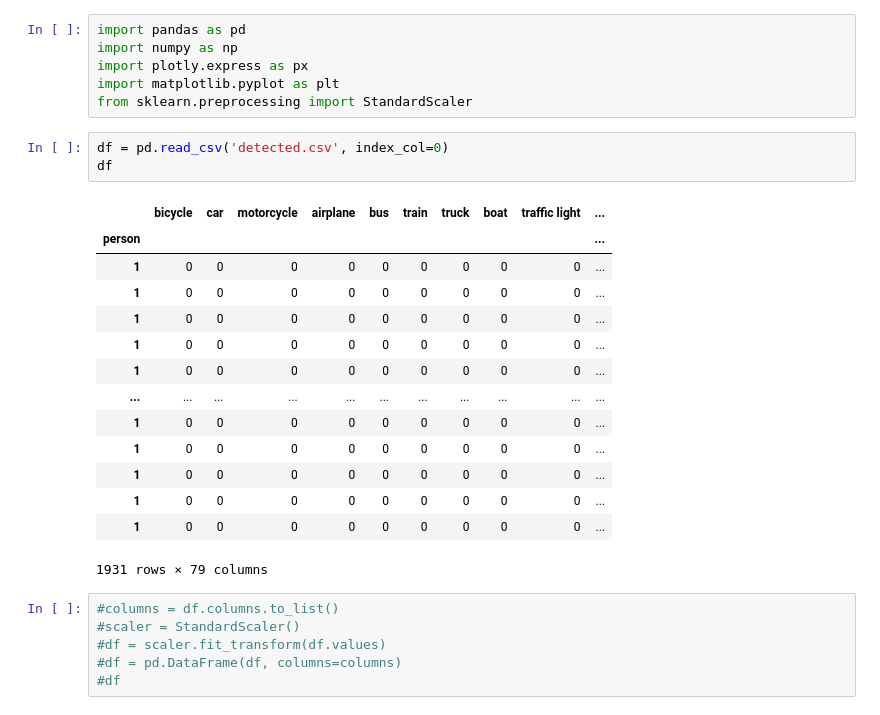
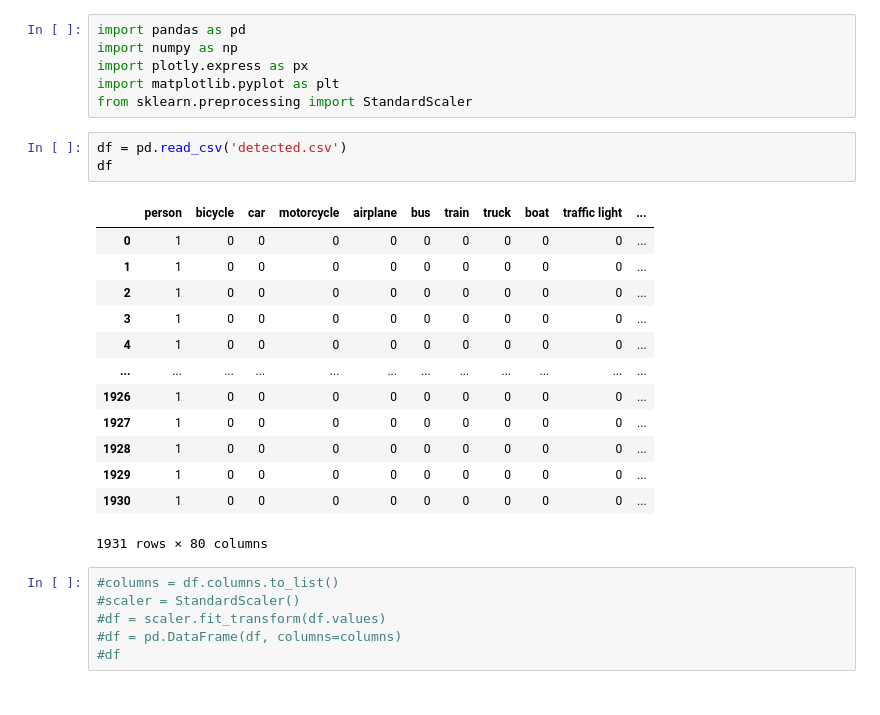
Before and after one commit to Ishikawa7/Imaging-Air-Control, a Jupyter notebook: anomalies_detected.ipynb, the cells around one changed output. Cells and saved outputs as stored; diff of their text form.

```diff
--- a/anomalies_detected.ipynb
+++ b/anomalies_detected.ipynb
@@ -5,23 +5,22 @@ import plotly.express as px
 import matplotlib.pyplot as plt
 from sklearn.preprocessing import StandardScaler
 # %%
-df = pd.read_csv('detected.csv', index_col=0)
+df = pd.read_csv('detected.csv')
 df
 # %% [output]
-|  | bicycle | car | motorcycle | airplane | bus | train | truck | boat | traffic light | ... |
-| person |  |  |  |  |  |  |  |  |  | ... |
-| 1 | 0 | 0 | 0 | 0 | 0 | 0 | 0 | 0 | 0 | ... |
-| 1 | 0 | 0 | 0 | 0 | 0 | 0 | 0 | 0 | 0 | ... |
-| 1 | 0 | 0 | 0 | 0 | 0 | 0 | 0 | 0 | 0 | ... |
-| 1 | 0 | 0 | 0 | 0 | 0 | 0 | 0 | 0 | 0 | ... |
-| 1 | 0 | 0 | 0 | 0 | 0 | 0 | 0 | 0 | 0 | ... |
-| ... | ... | ... | ... | ... | ... | ... | ... | ... | ... | ... |
-| 1 | 0 | 0 | 0 | 0 | 0 | 0 | 0 | 0 | 0 | ... |
-| 1 | 0 | 0 | 0 | 0 | 0 | 0 | 0 | 0 | 0 | ... |
-| 1 | 0 | 0 | 0 | 0 | 0 | 0 | 0 | 0 | 0 | ... |
-| 1 | 0 | 0 | 0 | 0 | 0 | 0 | 0 | 0 | 0 | ... |
-| 1 | 0 | 0 | 0 | 0 | 0 | 0 | 0 | 0 | 0 | ... |
+|  | person | bicycle | car | motorcycle | airplane | bus | train | truck | boat | traffic light | ... |
+| 0 | 1 | 0 | 0 | 0 | 0 | 0 | 0 | 0 | 0 | 0 | ... |
+| 1 | 1 | 0 | 0 | 0 | 0 | 0 | 0 | 0 | 0 | 0 | ... |
+| 2 | 1 | 0 | 0 | 0 | 0 | 0 | 0 | 0 | 0 | 0 | ... |
+| 3 | 1 | 0 | 0 | 0 | 0 | 0 | 0 | 0 | 0 | 0 | ... |
+| 4 | 1 | 0 | 0 | 0 | 0 | 0 | 0 | 0 | 0 | 0 | ... |
+| ... | ... | ... | ... | ... | ... | ... | ... | ... | ... | ... | ... |
+| 1926 | 1 | 0 | 0 | 0 | 0 | 0 | 0 | 0 | 0 | 0 | ... |
+| 1927 | 1 | 0 | 0 | 0 | 0 | 0 | 0 | 0 | 0 | 0 | ... |
+| 1928 | 1 | 0 | 0 | 0 | 0 | 0 | 0 | 0 | 0 | 0 | ... |
+| 1929 | 1 | 0 | 0 | 0 | 0 | 0 | 0 | 0 | 0 | 0 | ... |
+| 1930 | 1 | 0 | 0 | 0 | 0 | 0 | 0 | 0 | 0 | 0 | ... |
-1931 rows × 79 columns
+1931 rows × 80 columns
 # %%
 #columns = df.columns.to_list()
 #scaler = StandardScaler()
```
Also changed, not shown: parts of 4 cells of this notebook, 9 other files.
